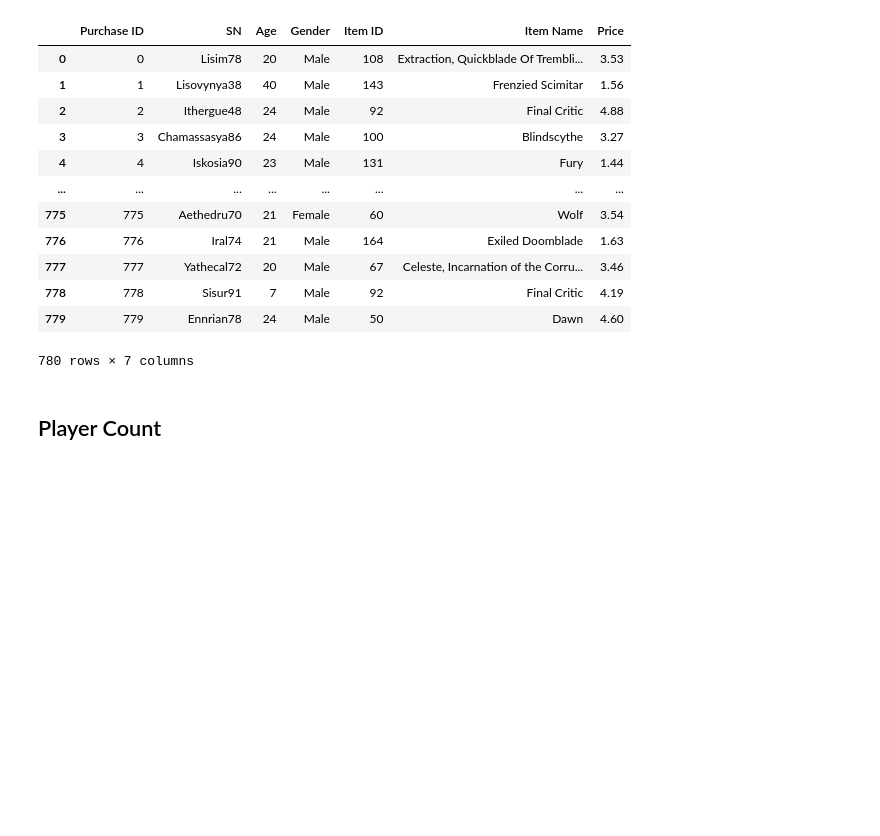
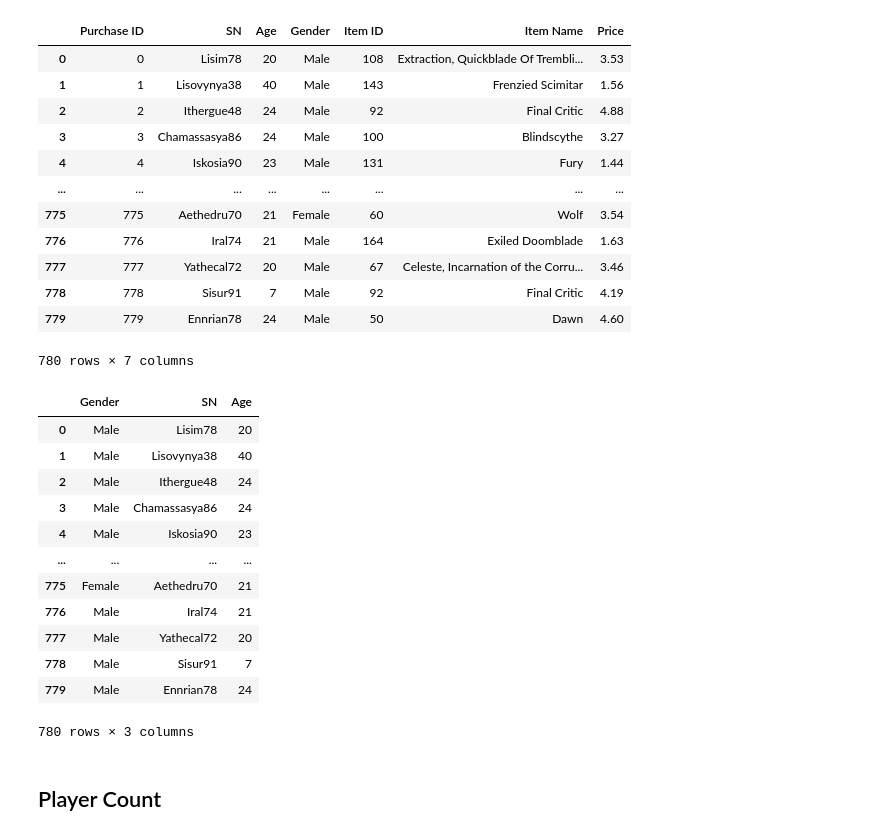
Before and after one commit to Jam0134/Pandas-challenge-HW4, a Jupyter notebook: HeroesOfPymoli/HeroesOfPymoli_2.ipynb, the cells around one changed output. Cells and saved outputs as stored; diff of their text form; code cells hidden in the pictures; blank space fills up the shorter version.

```diff
--- a/HeroesOfPymoli/HeroesOfPymoli_2.ipynb
+++ b/HeroesOfPymoli/HeroesOfPymoli_2.ipynb
@@ -29,6 +29,23 @@ purchase_df
 | 778 | 778 | Sisur91 | 7 | Male | 92 | Final Critic | 4.19 |
 | 779 | 779 | Ennrian78 | 24 | Male | 50 | Dawn | 4.60 |
 780 rows × 7 columns
+# %%
+player_count = purchase_df.loc[:, ["Gender", "SN", "Age"]]
+player_count
+# %% [output]
+|  | Gender | SN | Age |
+| 0 | Male | Lisim78 | 20 |
+| 1 | Male | Lisovynya38 | 40 |
+| 2 | Male | Ithergue48 | 24 |
+| 3 | Male | Chamassasya86 | 24 |
+| 4 | Male | Iskosia90 | 23 |
+| ... | ... | ... | ... |
+| 775 | Female | Aethedru70 | 21 |
+| 776 | Male | Iral74 | 21 |
+| 777 | Male | Yathecal72 | 20 |
+| 778 | Male | Sisur91 | 7 |
+| 779 | Male | Ennrian78 | 24 |
+780 rows × 3 columns
 # %% [markdown]
 ## Player Count
 # %% [markdown]
```
Also changed, not shown: parts of 7 cells of this notebook, 3 other files.
